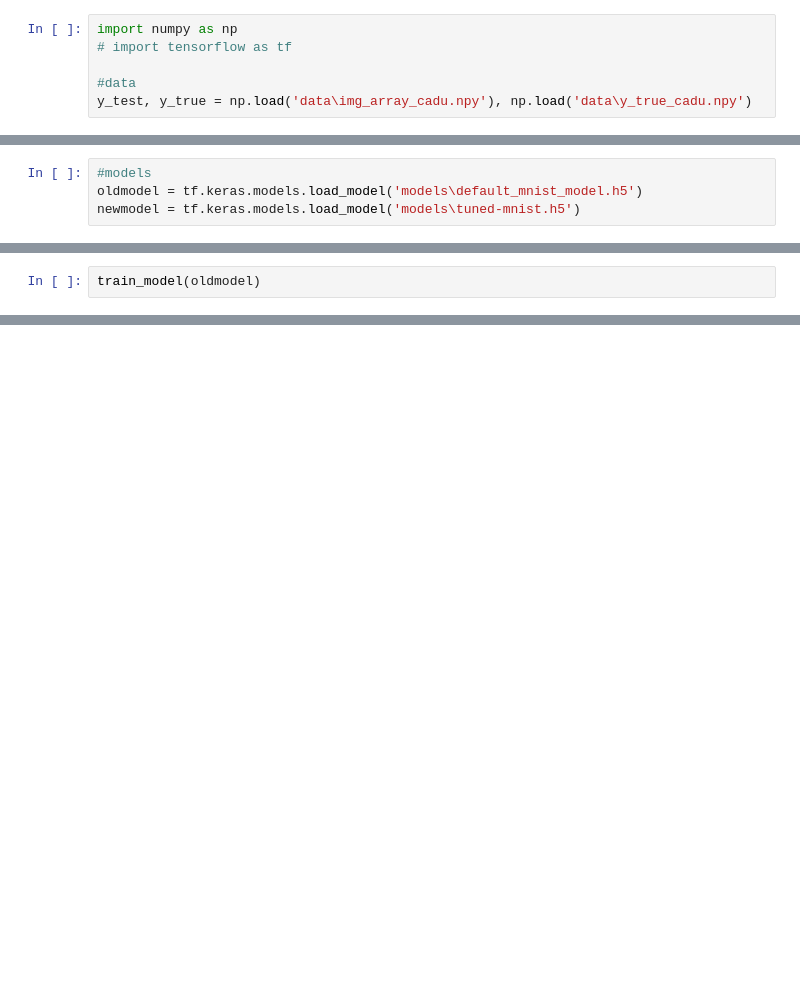
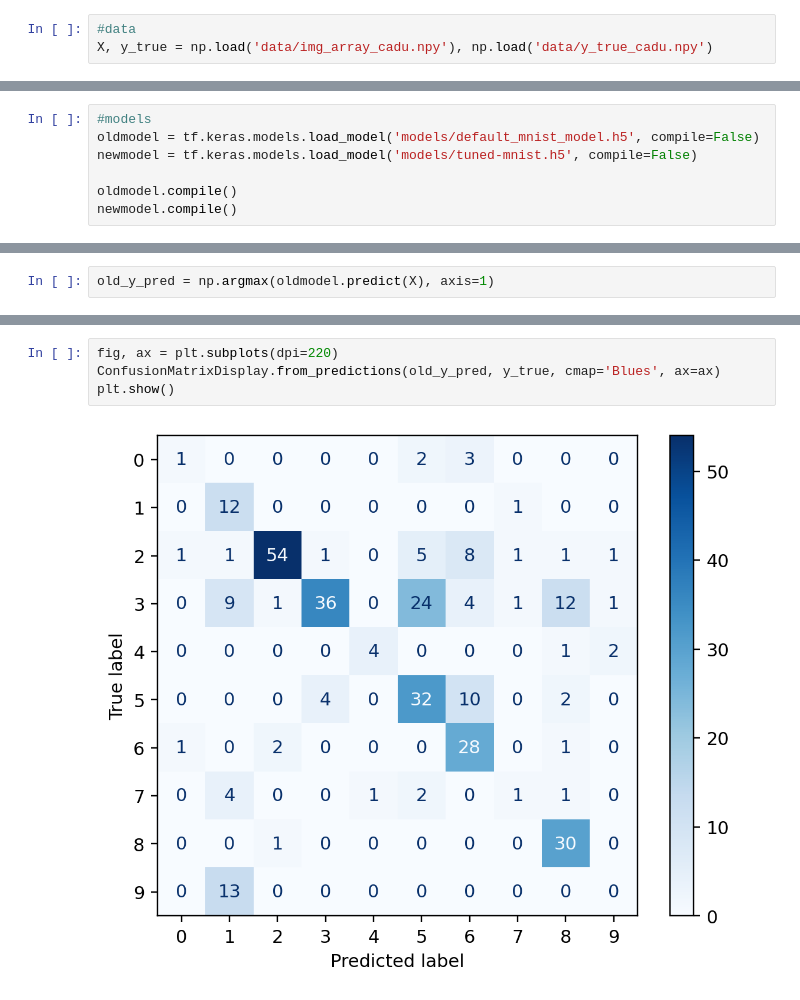
Before and after one commit to olucaslopes/Draw2Text, a Jupyter notebook: notebooks/OldModel_vs_NewModel.ipynb, the cells around one changed output, grey strips where cells are left out. Cells and saved outputs as stored; diff of their text form; blank space fills up the shorter version.

Commit message:
old model results vs new model results

```diff
--- a/notebooks/OldModel_vs_NewModel.ipynb
+++ b/notebooks/OldModel_vs_NewModel.ipynb
@@ -1,6 +11,3 @@
 # %%
-import numpy as np
-# import tensorflow as tf
-
 #data
-y_test, y_true = np.load('data\img_array_cadu.npy'), np.load('data\y_true_cadu.npy')
+X, y_true = np.load('data/img_array_cadu.npy'), np.load('data/y_true_cadu.npy')
@@ -9,4 +14,7 @@ FileNotFoundError: [Errno 2] No such file or directory: 'data\\img_array_cadu.np
 # %%
 #models
-oldmodel = tf.keras.models.load_model('models\default_mnist_model.h5')
-newmodel = tf.keras.models.load_model('models\tuned-mnist.h5')
+oldmodel = tf.keras.models.load_model('models/default_mnist_model.h5', compile=False)
+newmodel = tf.keras.models.load_model('models/tuned-mnist.h5', compile=False)
+
+oldmodel.compile()
+newmodel.compile()
@@ -17,2 +20,0 @@ def train_model(model):
-# %%
-train_model(oldmodel)
@@ -23,0 +21,2 @@ AttributeError: 'str' object has no attribute 'predict'
+# %%
+old_y_pred = np.argmax(oldmodel.predict(X), axis=1)
@@ -23,0 +59,6 @@ AttributeError: 'str' object has no attribute 'predict'
+# %%
+fig, ax = plt.subplots(dpi=220)
+ConfusionMatrixDisplay.from_predictions(old_y_pred, y_true, cmap='Blues', ax=ax)
+plt.show()
+# %% [output]
+[figure, added]
```
Also changed, not shown: parts of 11 cells of this notebook.
